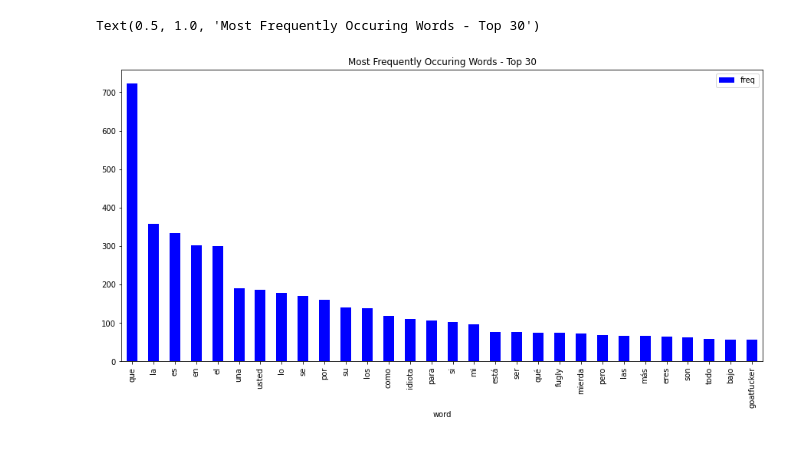
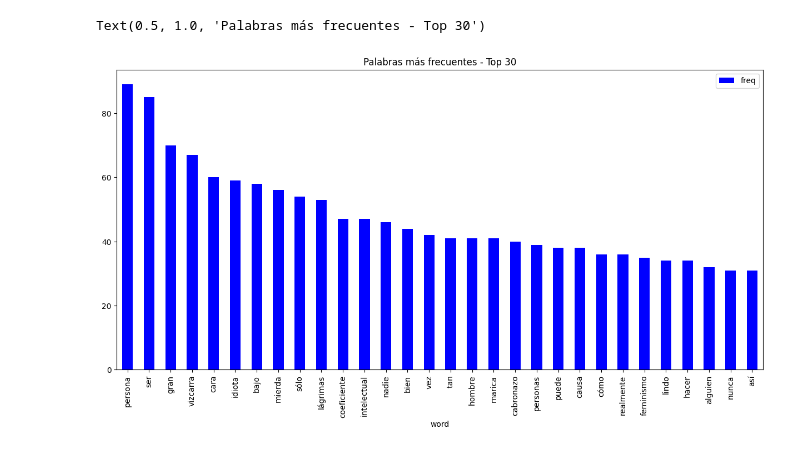
Before and after one commit to anthonywainer/bullying_on_twitter_pe, a Jupyter notebook: acoso.ipynb, the cells around one changed output. Saved outputs shown, nothing was run; the diff lists cells and outputs as text; code cells hidden in the pictures.

Commit message:
dataset

```diff
--- a/acoso.ipynb
+++ b/acoso.ipynb
@@ -94,0 +150,8 @@ train['Y'].value_counts().plot.bar(color = 'pink', figsize = (6, 4))
+# %%
+#limpieza para train
+
+dataset_train.loc[:, ('Tweet_Limpio')] = dataset_train.Tweet.apply(processing_words)
+# %%
+dataset_train.sort_index(inplace=True)
+
+dataset_train.head(10)
@@ -94,0 +170,8 @@ train['Y'].value_counts().plot.bar(color = 'pink', figsize = (6, 4))
+# %%
+#limpieza para test
+
+dataset_test.loc[:, ('Tweet_Limpio')] = dataset_test.Tweet.apply(processing_words)
+# %%
+dataset_test.sort_index(inplace=True)
+
+dataset_test.head(10)
@@ -95,23 +190,25 @@ train['Y'].value_counts().plot.bar(color = 'pink', figsize = (6, 4))
 # %%
-
 from sklearn.feature_extraction.text import CountVectorizer
 
+cv = CountVectorizer()
 
-cv = CountVectorizer(stop_words = 'english')
-words = cv.fit_transform(train.Tweet)
+dataset_full= pd.concat([dataset_train, dataset_test])
+
+words = cv.fit_transform(dataset_full.Tweet_Limpio)
 
 sum_words = words.sum(axis=0)
 
 words_freq = [(word, sum_words[0, i]) for word, i in cv.vocabulary_.items()]
 words_freq = sorted(words_freq, key = lambda x: x[1], reverse = True)
 
 frequency = pd.DataFrame(words_freq, columns=['word', 'freq'])
 
 frequency.head(30).plot(x='word', y='freq', kind='bar', figsize=(15, 7), color = 'blue')
-plt.title("Most Frequently Occuring Words - Top 30")
+
+plt.title("Palabras más frecuentes - Top 30")
 # %% [output]
-Text(0.5, 1.0, 'Most Frequently Occuring Words - Top 30')
+Text(0.5, 1.0, 'Palabras más frecuentes - Top 30')
-[figure, old version]
+[figure, new version]
 # %%
 from wordcloud import WordCloud
 
```
Also changed, not shown: parts of 90 cells of this notebook, 3 other files.
